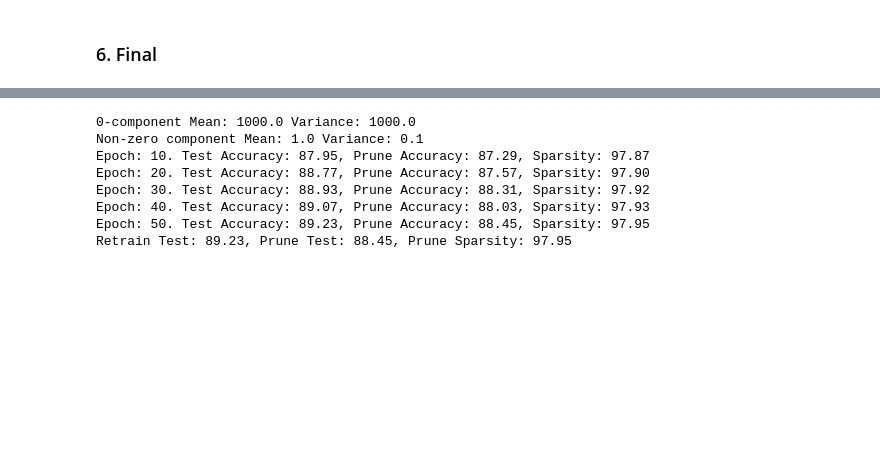
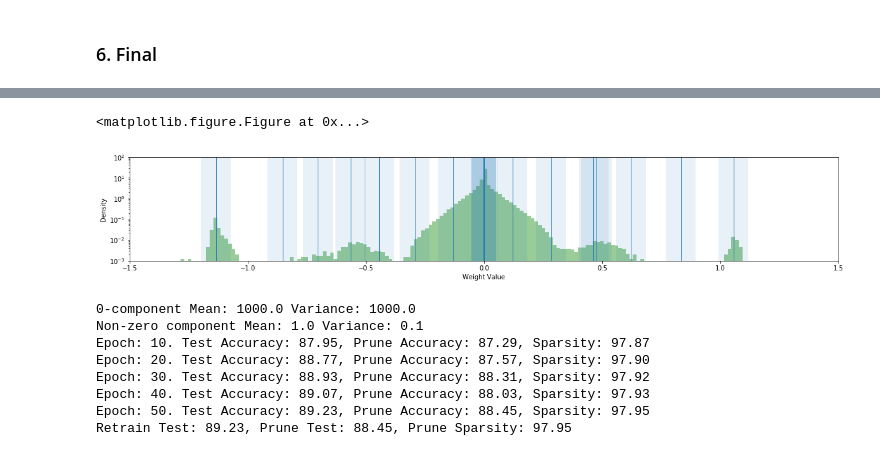
Before and after one commit to okz12/NN_compression, a Jupyter notebook: writeup/sws/sws_gen.ipynb, the cells around one changed output, grey strips where cells are left out. Saved outputs shown, nothing was run; the diff lists cells and outputs as text; code cells hidden in the pictures; blank space fills up the shorter version.

Commit message:
fin exp + fmnist images

```diff
--- a/writeup/sws/sws_gen.ipynb
+++ b/writeup/sws/sws_gen.ipynb
@@ -163,0 +171,4 @@ Epoch: 10. Test Accuracy: 89.83, Prune Accuracy: 88.19, Sparsity: 33.59
+# %%
+model, gmp, res = retrain_model(250, 10, 1000, 1000, 1e-6, int(0), 16, "LeNet_300_100", "full", 'CESNT', False, "./files", dset = "fashionmnist")
+show_sws_weights_log(model = model, means = list(gmp.means.data.clone().cpu()), precisions = list(gmp.gammas.data.clone().cpu()))
+# %% [output]
@@ -164,3 +183,5 @@ Epoch: 10. Test Accuracy: 89.83, Prune Accuracy: 88.19, Sparsity: 33.59
+<matplotlib.figure.Figure at 0x...>
+[figure, added]
 # %%
 model, gmp, res = retrain_model(1, 0.1, 1000, 1000, 1e-6, int(0), 16, "SWSModel", "full", 'CESNT', False, "./files", dset = "fashionmnist")
 show_sws_weights_log(model = model, means = list(gmp.means.data.clone().cpu()), precisions = list(gmp.gammas.data.clone().cpu()))
```
Also changed, not shown: parts of 8 cells of this notebook, 13 other files.
